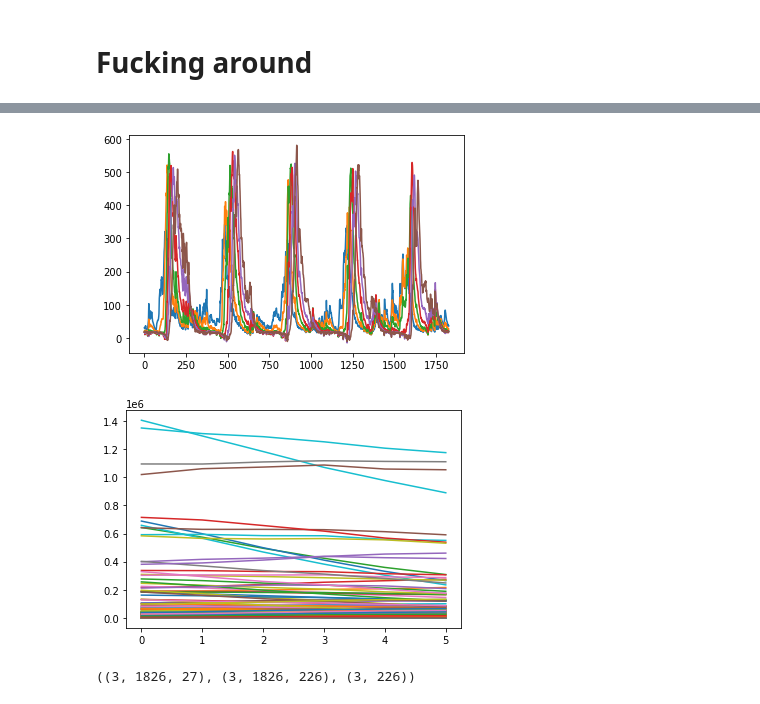
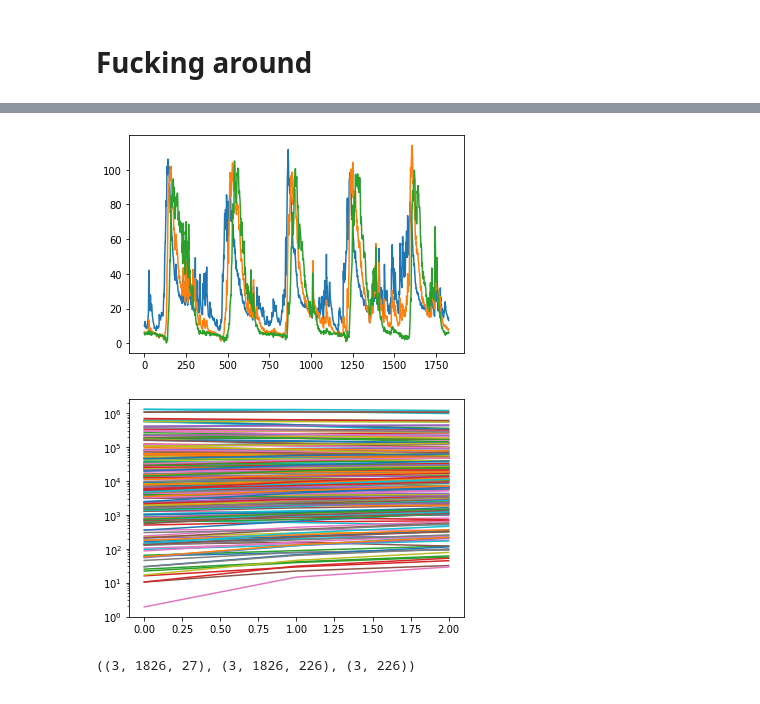
Before and after one commit to andersonsam/cnn_lstm_era, a Jupyter notebook: main_publish.ipynb, the cells around one changed output, grey strips where cells are left out. Drawn from its saved outputs; the diff is of its cells as text; code cells hidden in the pictures.

```diff
--- a/main_publish.ipynb
+++ b/main_publish.ipynb
@@ -3149,12 +3149,19 @@ rgbs = np.array([
 # %%
 #warm/cold perturbations on all clusters
 
-dT = 0.2
-heat_increments = np.arange(0.5,-0.5-dT,-dT)
+dT_K = 3. #number of degrees by which to perturb the temperature fields (Kelvin)
+dTmin = dT_K / Tminstd_train
+dTmax = dT_K / Tmaxstd_train
+dT = dT_K / np.mean([Tminstd_train, Tmaxstd_train])
+
+dT = 0.5
+N_dT = 3
+heat_increments = np.linspace(dT, -dT, N_dT)
+heat_increments_min = np.linspace(dTmin, -dTmin, N_dT)
+heat_increments_max = np.linspace(dTmax, -dTmax, N_dT)
 
 y_test_warmcold_clusters = np.zeros((n_clusters_seasonal, len(heat_increments), 365))
 y_test_warmcold_all = np.zeros((len(heat_increments), Ntest, len(stationInds))) #run x station x increment x days
-
 
 for cluster in range(n_clusters_seasonal):
 
@@ -3163,16 +3170,19 @@ for cluster in range(n_clusters_seasonal):
 
   for jj, heat_increment in enumerate(heat_increments):
 
+    tt = heat_increments_min[jj]
+    TT = heat_increments_max[jj]
+
     print(str(jj+1) + '/' + str(len(heat_increments)))
 
-    x_test_warmcold = np.copy(x_test.numpy())
-    x_test_warmcold[:,:,:,:,:2] = x_test.numpy()[:,:,:,:,:2] + heat_increment
+    x_test_warmcold = tf.identity(x_test).numpy()
+    x_test_warmcold[:,:,:,:,:2] = x_test.numpy()[:,:,:,:,:2] + [TT,tt]#heat_increment
     x_test_warmcold = tf.convert_to_tensor(x_test_warmcold)
 
     y_test_warmcold_runs = np.empty((len(runs), Ntest, len(inds)))
     for ii, run in enumerate(runs):
       model = tf.keras.models.load_model(dir_all_models + '/model_fine_' + str(ii) + '_cluster_' + str(cluster) + '.h5')
-      y_test_warmcold_runs[ii,:,:] = model.predict(x_test_warmcold, batch_size = 64, verbose = 0)
+      y_test_warmcold_runs[ii,:,:] = model.predict(x_test_warmcold, batch_size = 64, verbose = 1)
 
     y_test_warmcold[jj,:,:] = np.mean(y_test_warmcold_runs, axis = 0)
 
@@ -3230,13 +3331,14 @@ plt.scatter(NSE_fine, cov)
 # %%
-plt.plot(F_test_warmcold_all[:,:,0].T)
+plt.plot(F_test_warmcold_all[:,:,12].T)
 plt.show()
 # %% [output]
-[figure, old version]
+[figure, new version]
 # %%
 plt.plot(total_water)
+plt.yscale('log')
 plt.show()
 # %% [output]
-[figure, old version]
+[figure, new version]
 # %%
 np.shape(y_test_warmcold), np.shape(y_test_warmcold_all), np.shape(total_water)
 # %% [output]
```
Also changed, not shown: parts of 19 cells of this notebook.
